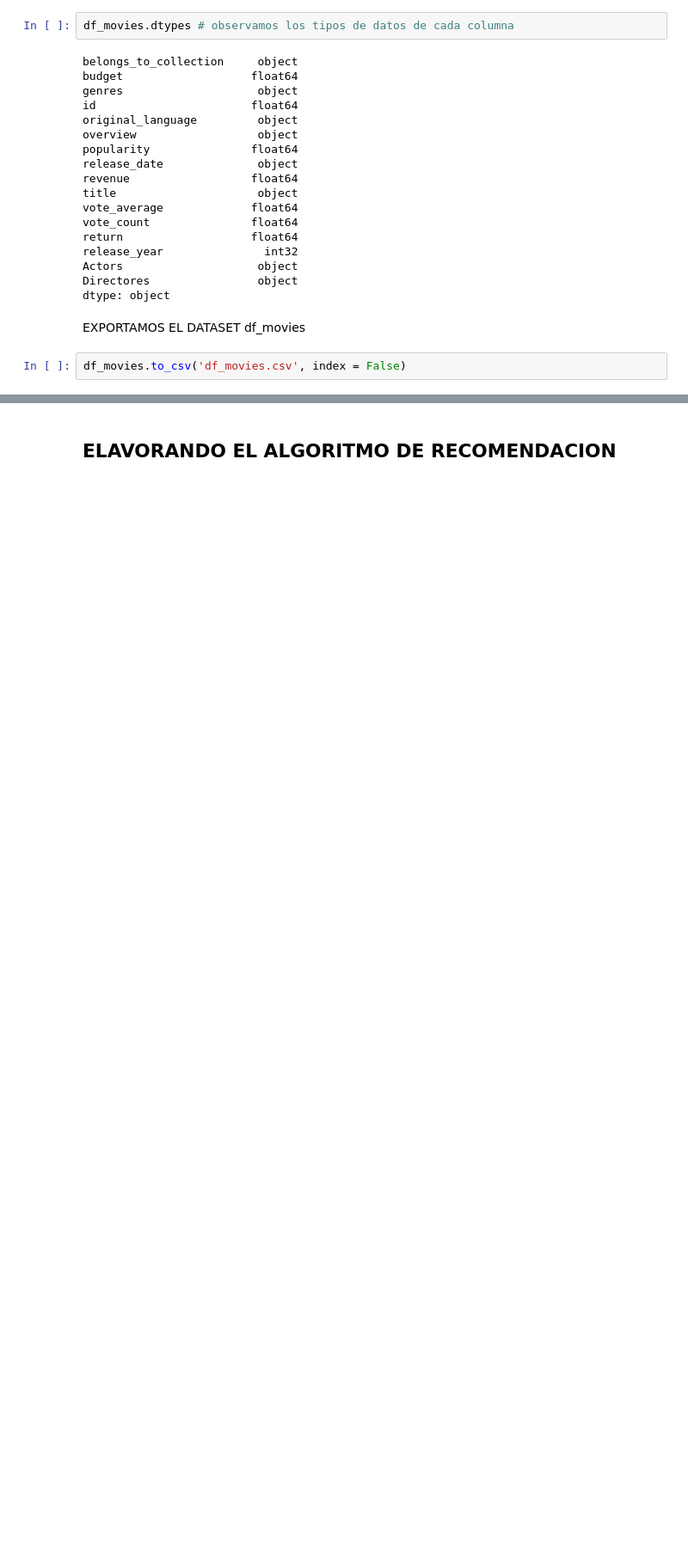
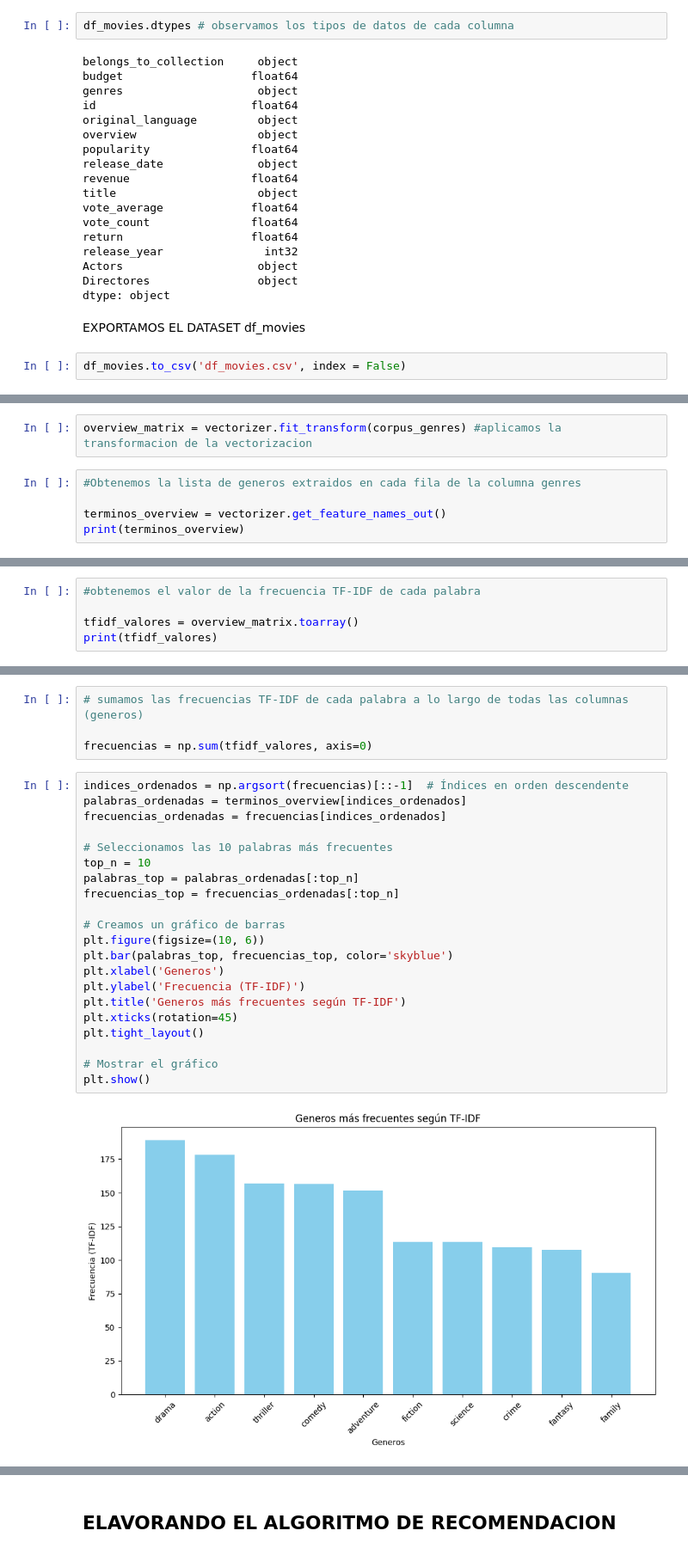
Before and after one commit to jhnnce/Proyecto-Individual-Henry, a Jupyter notebook: Notebook/EDA.ipynb, the cells around one changed output, grey strips where cells are left out. Shown at 86% size. Cells and saved outputs as stored; diff of their text form; blank space fills up the shorter version.

```diff
--- a/Notebook/EDA.ipynb
+++ b/Notebook/EDA.ipynb
@@ -500,0 +505,7 @@ df_movies.to_csv('df_movies.csv', index = False)
+# %%
+overview_matrix = vectorizer.fit_transform(corpus_genres) #aplicamos la transformacion de la vectorizacion
+# %%
+#Obtenemos la lista de generos extraidos en cada fila de la columna genres
+
+terminos_overview = vectorizer.get_feature_names_out()
+print(terminos_overview)
@@ -500,0 +516,5 @@ df_movies.to_csv('df_movies.csv', index = False)
+# %%
+#obtenemos el valor de la frecuencia TF-IDF de cada palabra
+
+tfidf_valores = overview_matrix.toarray()
+print(tfidf_valores)
@@ -500,0 +529,27 @@ df_movies.to_csv('df_movies.csv', index = False)
+# %%
+# sumamos las frecuencias TF-IDF de cada palabra a lo largo de todas las columnas (generos)
+
+frecuencias = np.sum(tfidf_valores, axis=0)
+# %%
+indices_ordenados = np.argsort(frecuencias)[::-1]  # Índices en orden descendente
+palabras_ordenadas = terminos_overview[indices_ordenados]
+frecuencias_ordenadas = frecuencias[indices_ordenados]
+
+# Seleccionamos las 10 palabras más frecuentes
+top_n = 10
+palabras_top = palabras_ordenadas[:top_n]
+frecuencias_top = frecuencias_ordenadas[:top_n]
+
+# Creamos un gráfico de barras
+plt.figure(figsize=(10, 6))
+plt.bar(palabras_top, frecuencias_top, color='skyblue')
+plt.xlabel('Generos')
+plt.ylabel('Frecuencia (TF-IDF)')
+plt.title('Generos más frecuentes según TF-IDF')
+plt.xticks(rotation=45)
+plt.tight_layout()
+
+# Mostrar el gráfico
+plt.show()
+# %% [output]
+[figure, added]
```
Also changed, not shown: parts of 51 cells of this notebook.
